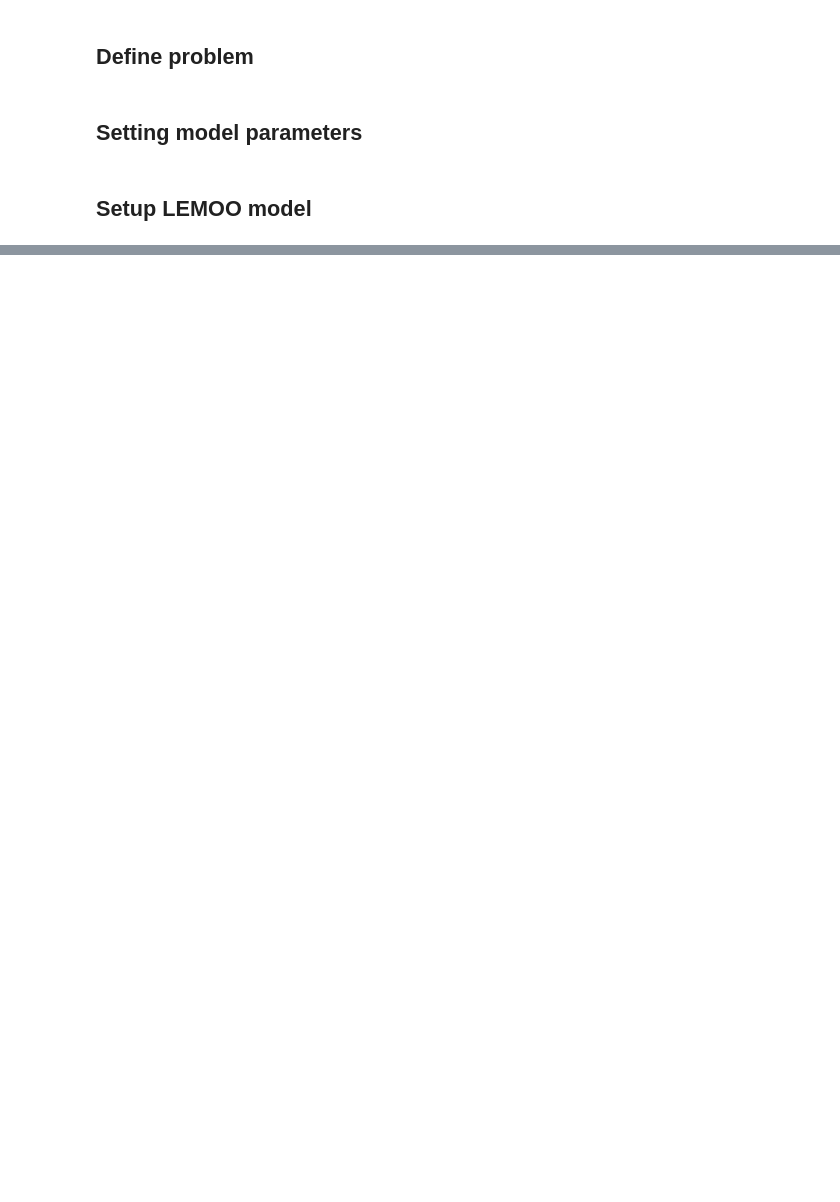
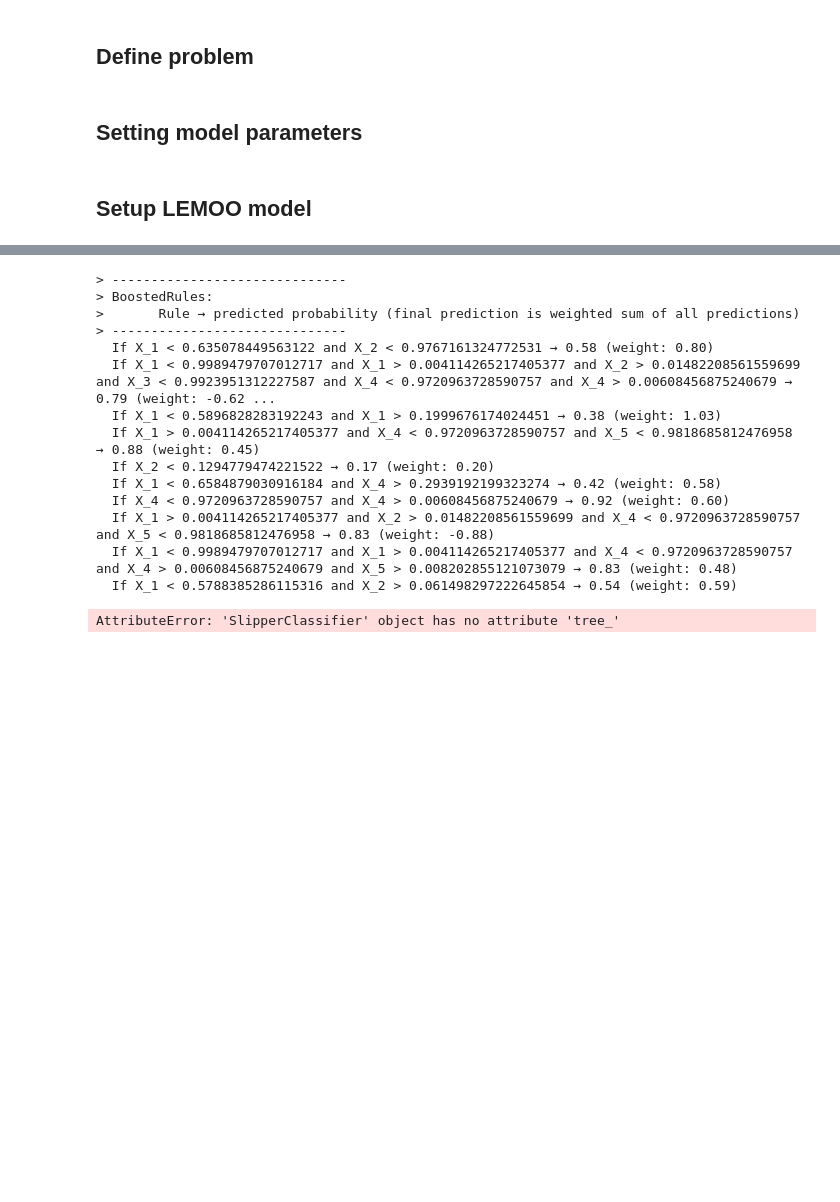
Before and after one commit to gialmisi/XLEMOO, a Jupyter notebook: notebooks/Testing.ipynb, the cells around one changed output, grey strips where cells are left out. Saved outputs shown, nothing was run; the diff lists cells and outputs as text; code cells hidden in the pictures; blank space fills up the shorter version.

```diff
--- a/notebooks/Testing.ipynb
+++ b/notebooks/Testing.ipynb
@@ -106,0 +86,20 @@ PastGeneration(individuals=array([[0.94352681, 0.16393057, 0.69642886, 0.3229637
+# %%
+print(lemoo.current_ml_model)
+tree.plot_tree(lemoo.current_ml_model)
+# %% [output]
+> ------------------------------
+> BoostedRules:
+>       Rule → predicted probability (final prediction is weighted sum of all predictions)
+> ------------------------------
+  If X_1 < 0.635078449563122 and X_2 < 0.9767161324772531 → 0.58 (weight: 0.80)
+  If X_1 < 0.9989479707012717 and X_1 > 0.004114265217405377 and X_2 > 0.01482208561559699 and X_3 < 0.9923951312227587 and X_4 < 0.9720963728590757 and X_4 > 0.00608456875240679 → 0.79 (weight: -0.62 ...
+  If X_1 < 0.5896828283192243 and X_1 > 0.1999676174024451 → 0.38 (weight: 1.03)
+  If X_1 > 0.004114265217405377 and X_4 < 0.9720963728590757 and X_5 < 0.9818685812476958 → 0.88 (weight: 0.45)
+  If X_2 < 0.1294779474221522 → 0.17 (weight: 0.20)
+  If X_1 < 0.6584879030916184 and X_4 > 0.2939192199323274 → 0.42 (weight: 0.58)
+  If X_4 < 0.9720963728590757 and X_4 > 0.00608456875240679 → 0.92 (weight: 0.60)
+  If X_1 > 0.004114265217405377 and X_2 > 0.01482208561559699 and X_4 < 0.9720963728590757 and X_5 < 0.9818685812476958 → 0.83 (weight: -0.88)
+  If X_1 < 0.9989479707012717 and X_1 > 0.004114265217405377 and X_4 < 0.9720963728590757 and X_4 > 0.00608456875240679 and X_5 > 0.008202855121073079 → 0.83 (weight: 0.48)
+  If X_1 < 0.5788385286115316 and X_2 > 0.061498297222645854 → 0.54 (weight: 0.59)
+AttributeError: 'SlipperClassifier' object has no attribute 'tree_'
+[figure, added]
```
Also changed, not shown: parts of 7 cells of this notebook, 5 other files.
